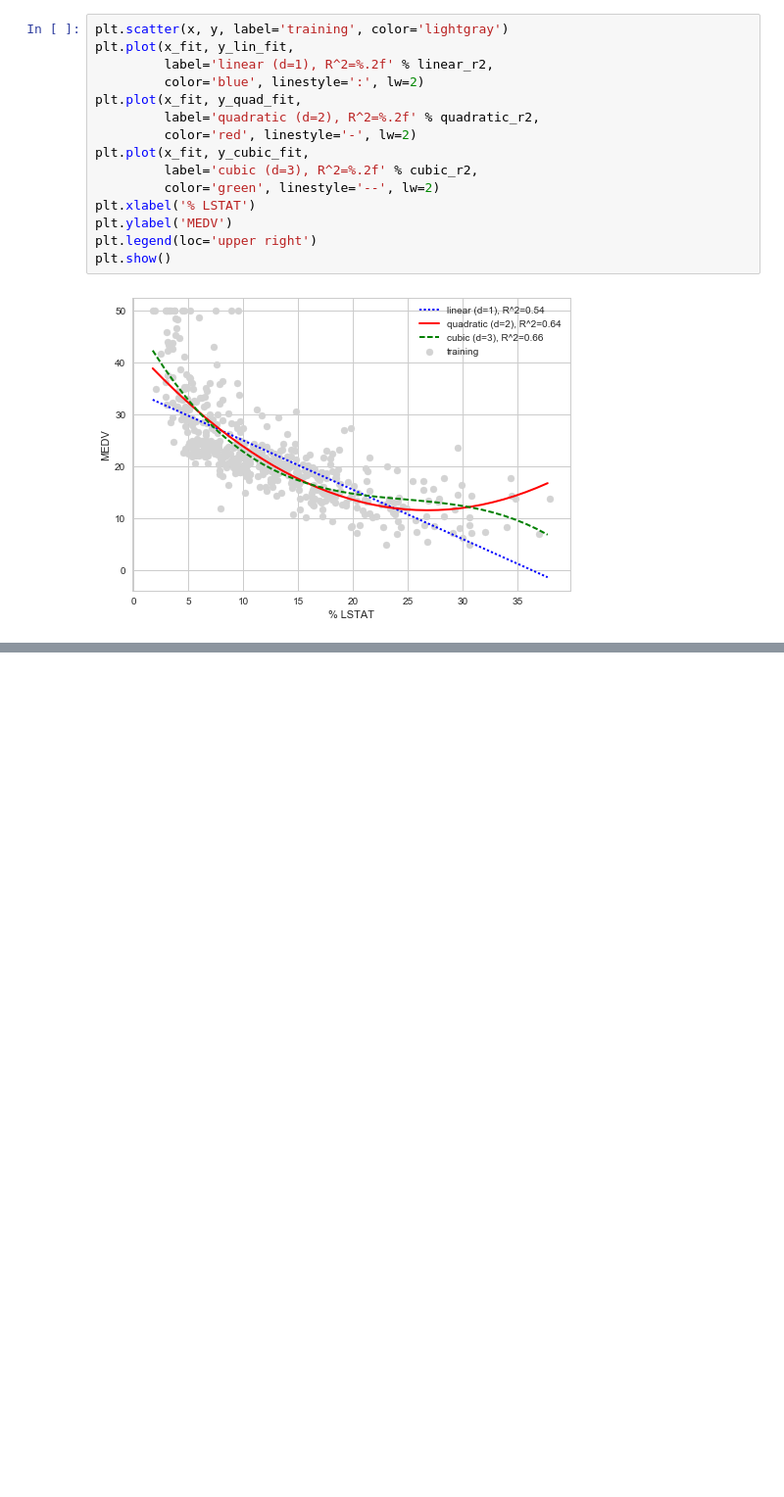
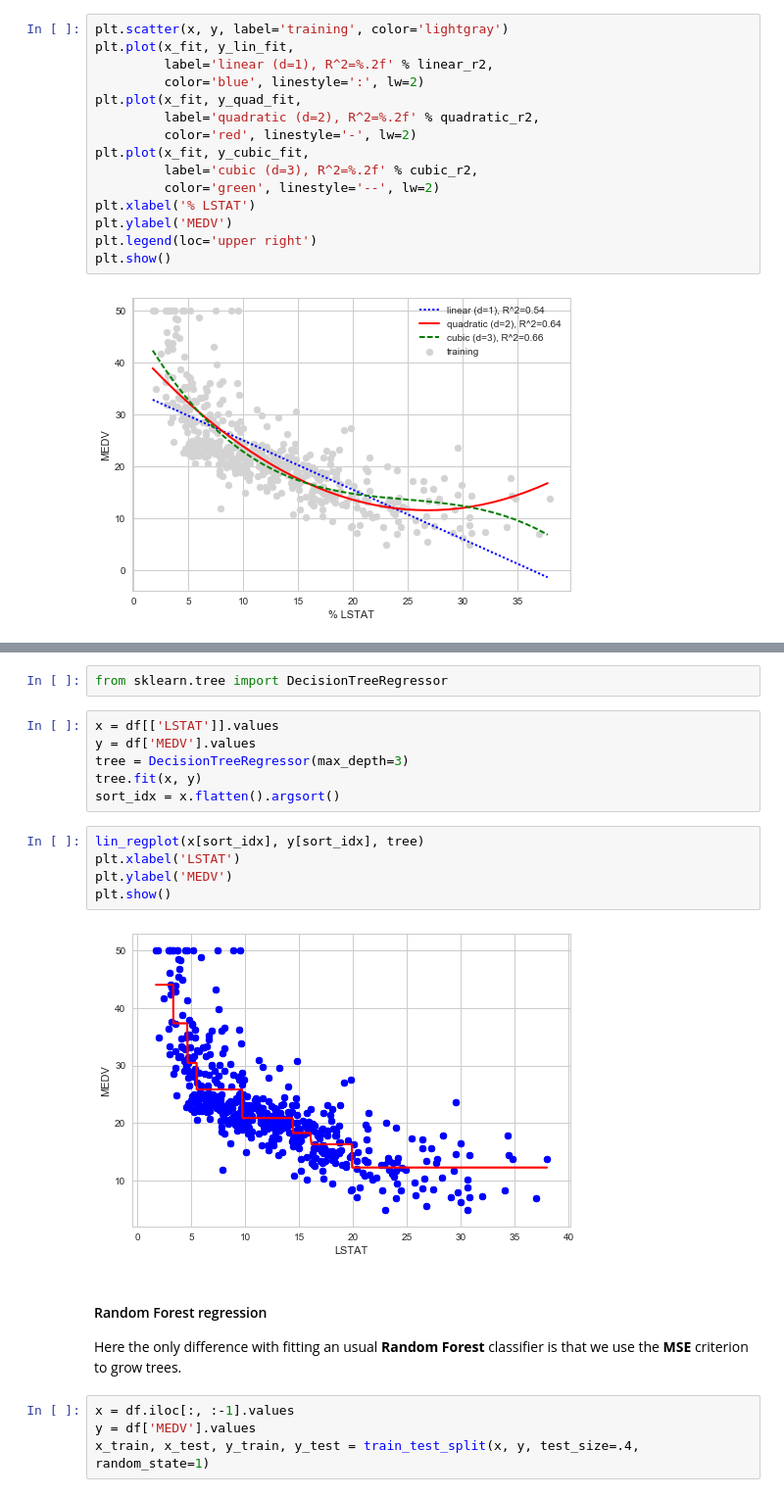
Before and after one commit to alanmarazzi/python-machinelearning, a Jupyter notebook: Chapter 10 - Predicting continuous variable with regression analysis.ipynb, the cells around one changed output, grey strips where cells are left out. Shown: that part at 98% size. Saved outputs shown, nothing was run; the diff lists cells and outputs as text; blank space fills up the shorter version.

```diff
--- a/Chapter 10 - Predicting continuous variable with regression analysis.ipynb
+++ b/Chapter 10 - Predicting continuous variable with regression analysis.ipynb
@@ -418,0 +462,23 @@ plt.show()
+# %%
+from sklearn.tree import DecisionTreeRegressor
+# %%
+x = df[['LSTAT']].values
+y = df['MEDV'].values
+tree = DecisionTreeRegressor(max_depth=3)
+tree.fit(x, y)
+sort_idx = x.flatten().argsort()
+# %%
+lin_regplot(x[sort_idx], y[sort_idx], tree)
+plt.xlabel('LSTAT')
+plt.ylabel('MEDV')
+plt.show()
+# %% [output]
+[figure, added]
+# %% [markdown]
+#### Random Forest regression
+
+Here the only difference with fitting an usual **Random Forest** classifier is that we use the **MSE** criterion to grow trees.
+# %%
+x = df.iloc[:, :-1].values
+y = df['MEDV'].values
+x_train, x_test, y_train, y_test = train_test_split(x, y, test_size=.4, random_state=1)
```
Also changed, not shown: parts of 6 cells of this notebook.
